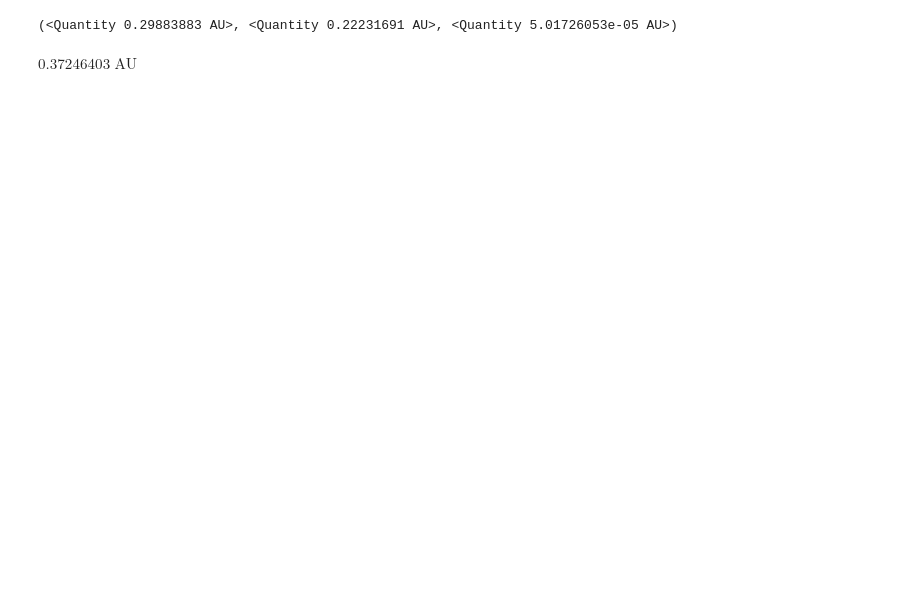
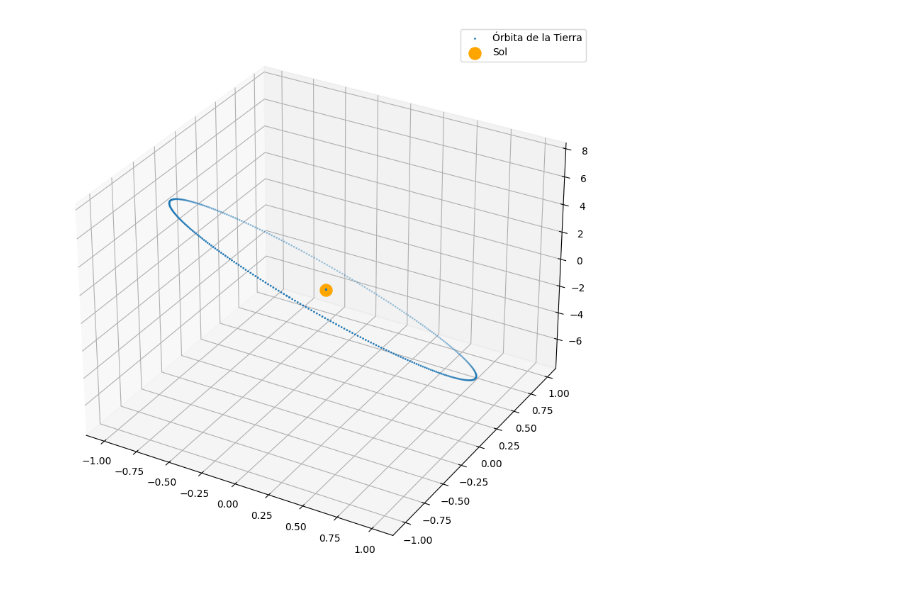
Before and after one commit to eadelgadillom/Astronomia_fundamental, a Jupyter notebook: Parcial_1.ipynb, the cells around one changed output. Cells and saved outputs as stored; diff of their text form; code cells hidden in the pictures; blank space fills up the shorter version.

Commit message:
Con plot de la Tierra

```diff
--- a/Parcial_1.ipynb
+++ b/Parcial_1.ipynb
@@ -1,9 +1,7 @@
 # %%
 import numpy as np
-from astropy.io import ascii
 from scipy.optimize import root_scalar
 from astropy import units as u
-from astropy import constants as const
 from astropy.time import Time
 import matplotlib.pyplot as plt
 
@@ -21,7 +19,6 @@ to = tiempo de la epoca
 M = la suma de las masas de los cuerpos
 """
 
-
 # Efemerides Tierra
 a_tierra = (1.495582533630905E+8*u.km).to('au')
 ecc_tierra = 1.694863932474438E-02
@@ -32,9 +29,9 @@ n_tierra = 1.141204629731537E-05*u.deg/u.s
 l0_tierra = 1.817846947871890E+02*u.deg
 
 #Transformacion de unidades
-i_tierra = i_tierra.to('rad')
 omega_tierra = omega_tierra.to('rad')
 w_tierra = w_tierra.to('rad')
+i_tierra = i_tierra.to('rad')
 n_tierra = n_tierra.to('rad/s')
 l0_tierra = l0_tierra.to('rad')
 
@@ -46,65 +43,80 @@ def Kepler(E, l, ecc):
     return f, fprime
 
 
-def iota(t, l0, n, t0,):
+def find_iota(t, l0, n, t0,):
     return (l0 + n*(t-t0))
 
 
 def find_f(e, E):
-    root_term = np.sqrt( ((1+e)/(1-e)) )
+    root_term = np.sqrt( (1+e)/(1-e) )
     right_side = root_term*np.tan(E/2)
     f = 2*np.arctan(right_side)
     return f
 
 
 def find_phi(f, w):
     return f+w
 
 
 def find_r(a, ecc, E):
     return a*(1 - ecc*np.cos(E))
 
 
 def find_xyz (r, Om, phi, i):
-    x = r*(np.cos(Om)*np.cos(phi)-np.cos(i)*np.sin(Om)*np.sin(phi))
-    y = r*(np.sin(Om)*np.cos(phi)-np.cos(i)*np.cos(Om)*np.sin(phi))
+    x = r*(np.cos(Om)*np.cos(phi) - np.cos(i)*np.sin(Om)*np.sin(phi))
+    y = r*(np.sin(Om)*np.cos(phi) + np.cos(i)*np.cos(Om)*np.sin(phi))
     z = r*(np.sin(i)*np.sin(phi))
     return (x, y, z)
 
 
-# Orbita de la tierra
-t0 = Time('2023-07-09T00:00:00', scale='tdb', format = 'isot')
-t0 = t0.utc
+def find_norm(vector):
+    num = np.sqrt(vector[0]**2 + vector[1]**2 + vector[2]**2)
+    return num
 
-# Provisional
-t = Time('2024-07-09T00:00:00', scale='tdb', format = 'isot')
-t = t.utc
-
-## 1. Hallar iota
-iota_tierra = iota(t, l0_tierra, n_tierra, t0)
+## Parámetros temporales
+n_datos = (2*365)+1
+t0 = Time('2023-07-09T00:00:00', scale='tdb', format = 'isot').utc
+tf = Time('2024-07-09T00:00:00', scale='tdb', format = 'isot').utc
+times = np.linspace(t0,tf,366)
 
 
-## 2. Solucionar la Ec. de Kepler
-# E_raiz_tierra = root_scalar(Kepler, args=(iota_tierra.value, ecc_tierra), bracket=[0, iota_tierra.value], method="brentq")
-E_raiz_tierra = root_scalar(Kepler, args=(iota_tierra.value, ecc_tierra), fprime = True, x0 = 0, xtol = 1E-8).root*u.rad
+## Plot
+plot_tierra_data = np.zeros((3,n_datos))
+
+for ii, t in enumerate(times):
+    ## 1. Hallar iota
+    iota_tierra = find_iota(t, l0_tierra, n_tierra, t0)
 
 
-## 3. Hallar f
-f_tierra = find_f(ecc_tierra, E_raiz_tierra)
-#print(f_tierra)
+    ## 2. Solucionar la Ec. de Kepler
+    # E_raiz_tierra = root_scalar(Kepler, args=(iota_tierra.value, ecc_tierra), bracket=[0, iota_tierra.value], method="brentq")
+    E_raiz_tierra = root_scalar(Kepler, args=(iota_tierra.value, ecc_tierra), fprime = True, x0 = 0, xtol = 1E-8).root*u.rad
 
 
-## 4. Hallar phi
-phi_tierra = find_phi(f_tierra, w_tierra)
+    ## 3. Hallar f
+    f_tierra = find_f(ecc_tierra, E_raiz_tierra)
+    #print(f_tierra)
 
 
-## 5. Hallar r
-r_tierra = find_r(a_tierra, ecc_tierra, E_raiz_tierra)
+    ## 4. Hallar phi
+    phi_tierra = find_phi(f_tierra, w_tierra)
 
-## 6. Hallar x, y, z
-coor_tierra = find_xyz (r_tierra, omega_tierra, phi_tierra, i_tierra)
-print (coor_tierra)
-num = np.sqrt  (coor_tierra[0]**2+coor_tierra[1]**2+coor_tierra[2]**2)
+
+    ## 5. Hallar r
+    r_tierra = find_r(a_tierra, ecc_tierra, E_raiz_tierra)
+
+
+    ## 6. Hallar x, y, z
+    coor_tierra = find_xyz (r_tierra, omega_tierra, phi_tierra, i_tierra)
+    for jj in range (3):
+        plot_tierra_data[jj, ii] = coor_tierra[jj].value
+
+
+fig = plt.figure(figsize=(10,10))
+ax = fig.add_subplot(projection="3d")
+ax.scatter(plot_tierra_data[0], plot_tierra_data[1], plot_tierra_data[2], label='Órbita de la Tierra', s=1)
+ax.scatter(0, 0, 0, s=150, label='Sol', color="orange")
+ax.legend()
+plt.show()
 # %% [output]
-(<Quantity 0.29883883 AU>, <Quantity 0.22231691 AU>, <Quantity 5.01726053e-05 AU>)
-$0.37246403 \; \mathrm{AU}$
+[figure, added]
```
Also changed, not shown: parts of 1 cell of this notebook.
